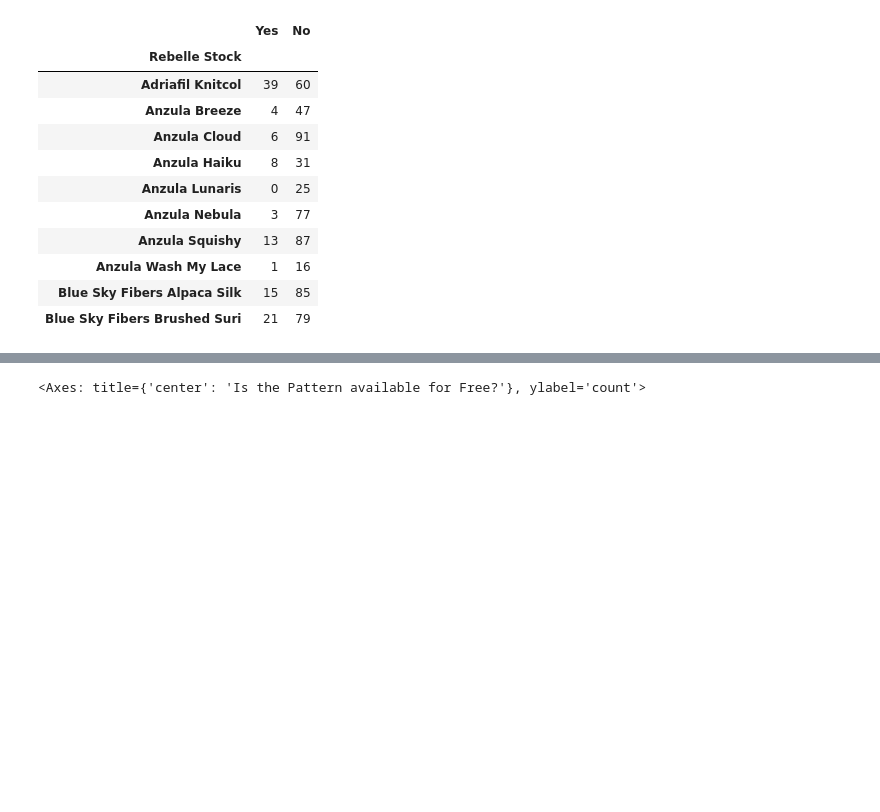
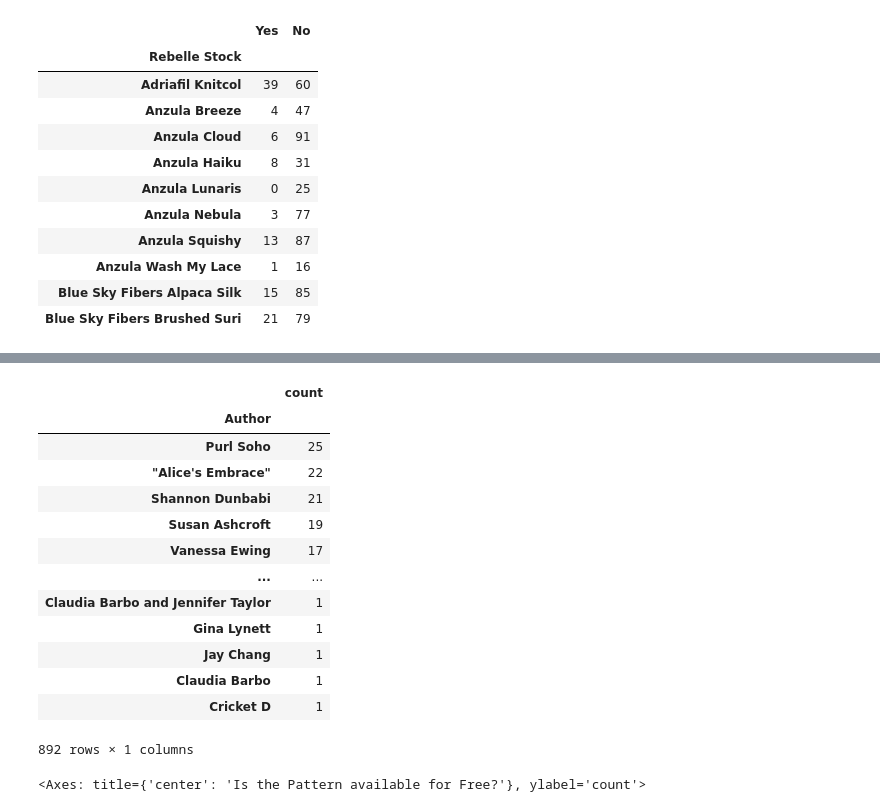
Before and after one commit to amoeba731/Yarnshop, a Jupyter notebook: yarnshop.ipynb, the cells around one changed output, grey strips where cells are left out. Saved outputs shown, nothing was run; the diff lists cells and outputs as text; code cells hidden in the pictures; blank space fills up the shorter version.

```diff
--- a/yarnshop.ipynb
+++ b/yarnshop.ipynb
@@ -355 +347,21 @@ yarn_sorted.head(10)
+# %%
+#What authors wrote multiple free patterns?
+author_count=pd.DataFrame(free_patterns['Author'].value_counts())
+
+author_count
+# %% [output]
+|  | count |
+| Author |  |
+| Purl Soho | 25 |
+| "Alice's Embrace" | 22 |
+| Shannon Dunbabi | 21 |
+| Susan Ashcroft | 19 |
+| Vanessa Ewing | 17 |
+| ... | ... |
+| Claudia Barbo and Jennifer Taylor | 1 |
+| Gina Lynett | 1 |
+| Jay Chang | 1 |
+| Claudia Barbo | 1 |
+| Cricket D | 1 |
+892 rows × 1 columns
 # %%
```
Also changed, not shown: parts of 31 cells of this notebook, 3 other files.
